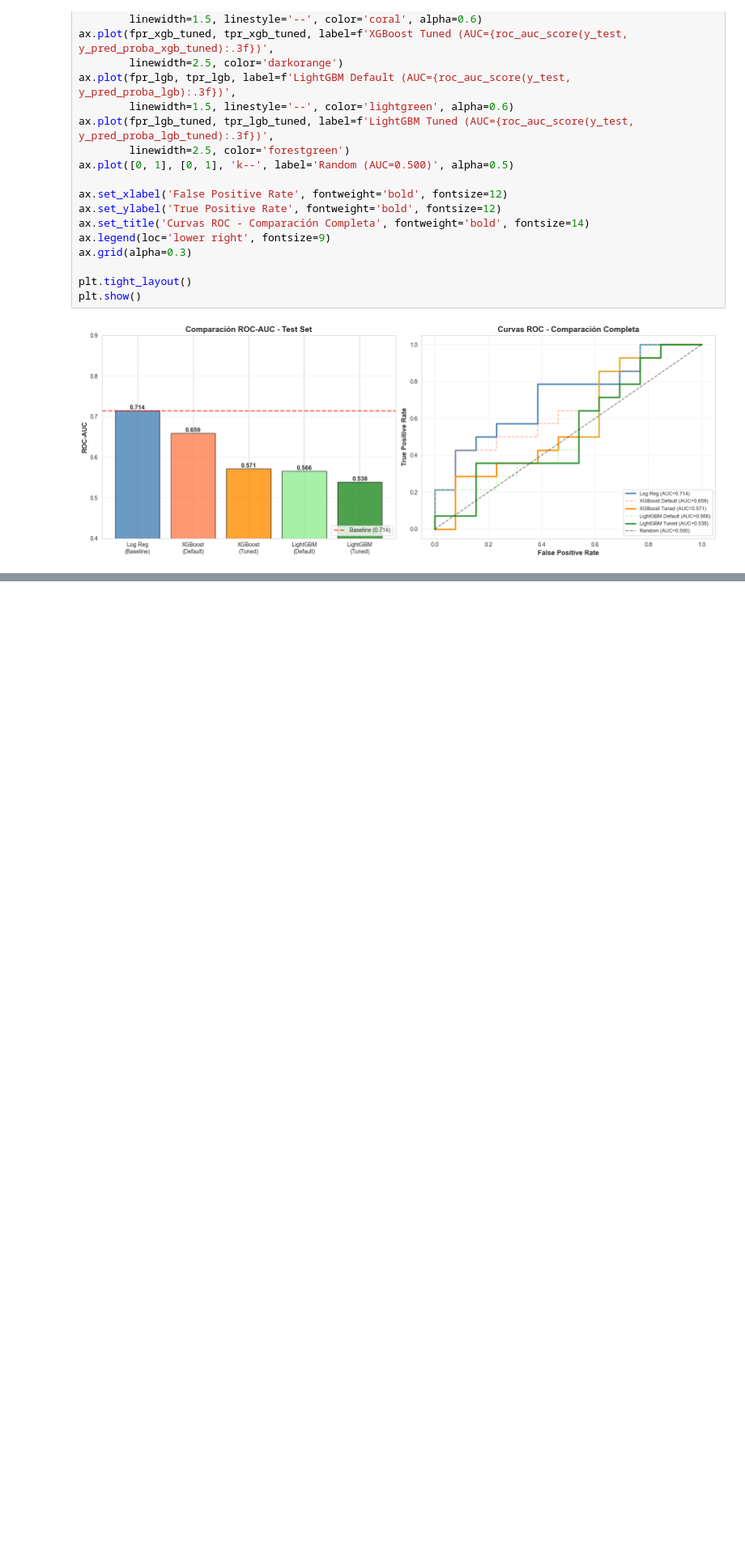
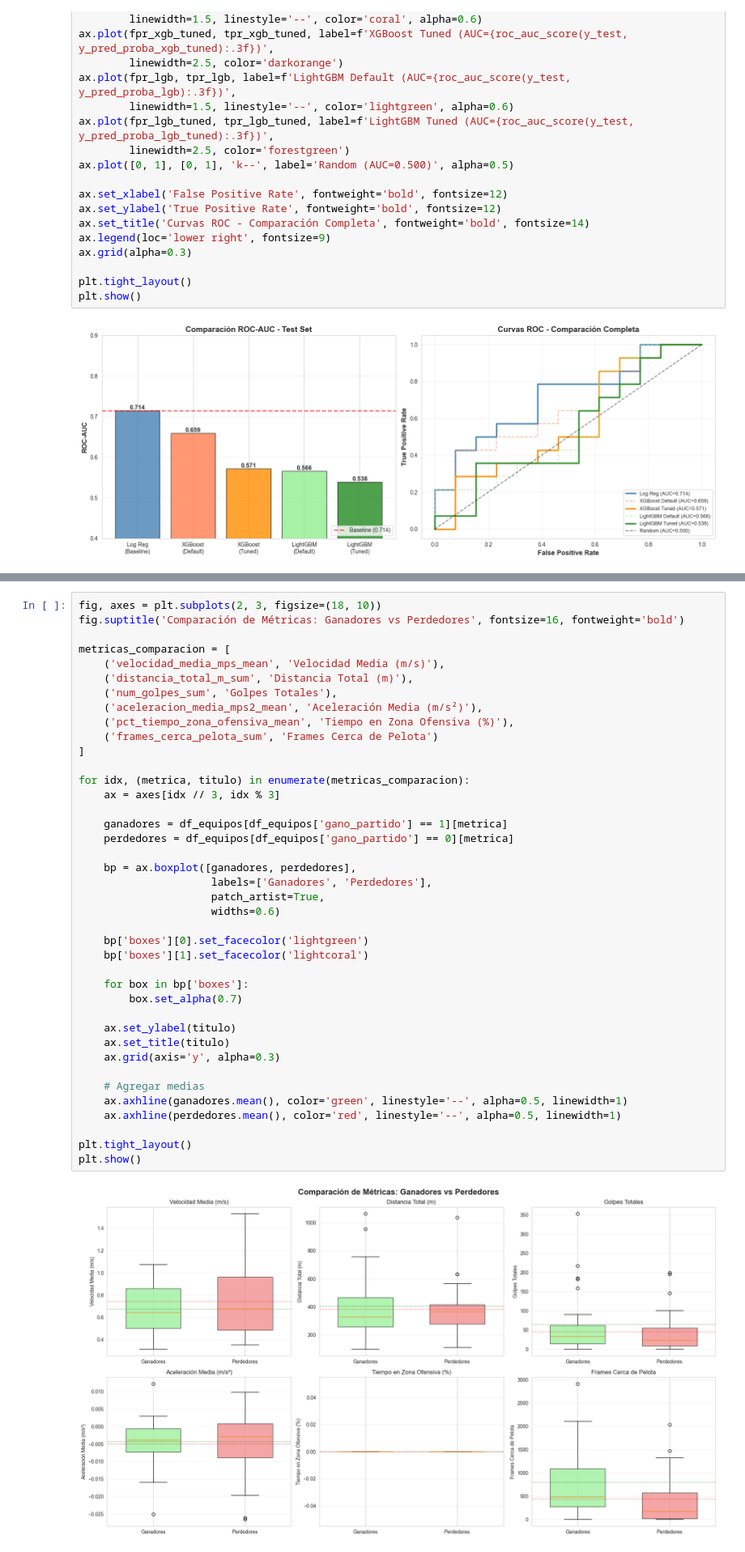
Before and after one commit to FerminEscalona/Paddle_Tournament_Predictor, a Jupyter notebook: miAnalisis.ipynb, the cells around one changed output, grey strips where cells are left out. Shown at 81% size. Saved outputs shown, nothing was run; the diff lists cells and outputs as text; blank space fills up the shorter version.

```diff
--- a/miAnalisis.ipynb
+++ b/miAnalisis.ipynb
@@ -5641,0 +4377,42 @@ plt.show()
+# %%
+fig, axes = plt.subplots(2, 3, figsize=(18, 10))
+fig.suptitle('Comparación de Métricas: Ganadores vs Perdedores', fontsize=16, fontweight='bold')
+
+metricas_comparacion = [
+    ('velocidad_media_mps_mean', 'Velocidad Media (m/s)'),
+    ('distancia_total_m_sum', 'Distancia Total (m)'),
+    ('num_golpes_sum', 'Golpes Totales'),
+    ('aceleracion_media_mps2_mean', 'Aceleración Media (m/s²)'),
+    ('pct_tiempo_zona_ofensiva_mean', 'Tiempo en Zona Ofensiva (%)'),
+    ('frames_cerca_pelota_sum', 'Frames Cerca de Pelota')
+]
+
+for idx, (metrica, titulo) in enumerate(metricas_comparacion):
+    ax = axes[idx // 3, idx % 3]
+
+    ganadores = df_equipos[df_equipos['gano_partido'] == 1][metrica]
+    perdedores = df_equipos[df_equipos['gano_partido'] == 0][metrica]
+
+    bp = ax.boxplot([ganadores, perdedores],
+                     labels=['Ganadores', 'Perdedores'],
+                     patch_artist=True,
+                     widths=0.6)
+
+    bp['boxes'][0].set_facecolor('lightgreen')
+    bp['boxes'][1].set_facecolor('lightcoral')
+
+    for box in bp['boxes']:
+        box.set_alpha(0.7)
+
+    ax.set_ylabel(titulo)
+    ax.set_title(titulo)
+    ax.grid(axis='y', alpha=0.3)
+
+    # Agregar medias
+    ax.axhline(ganadores.mean(), color='green', linestyle='--', alpha=0.5, linewidth=1)
+    ax.axhline(perdedores.mean(), color='red', linestyle='--', alpha=0.5, linewidth=1)
+
+plt.tight_layout()
+plt.show()
+# %% [output]
+[figure, added]
```
Also changed, not shown: parts of 150 cells of this notebook.
